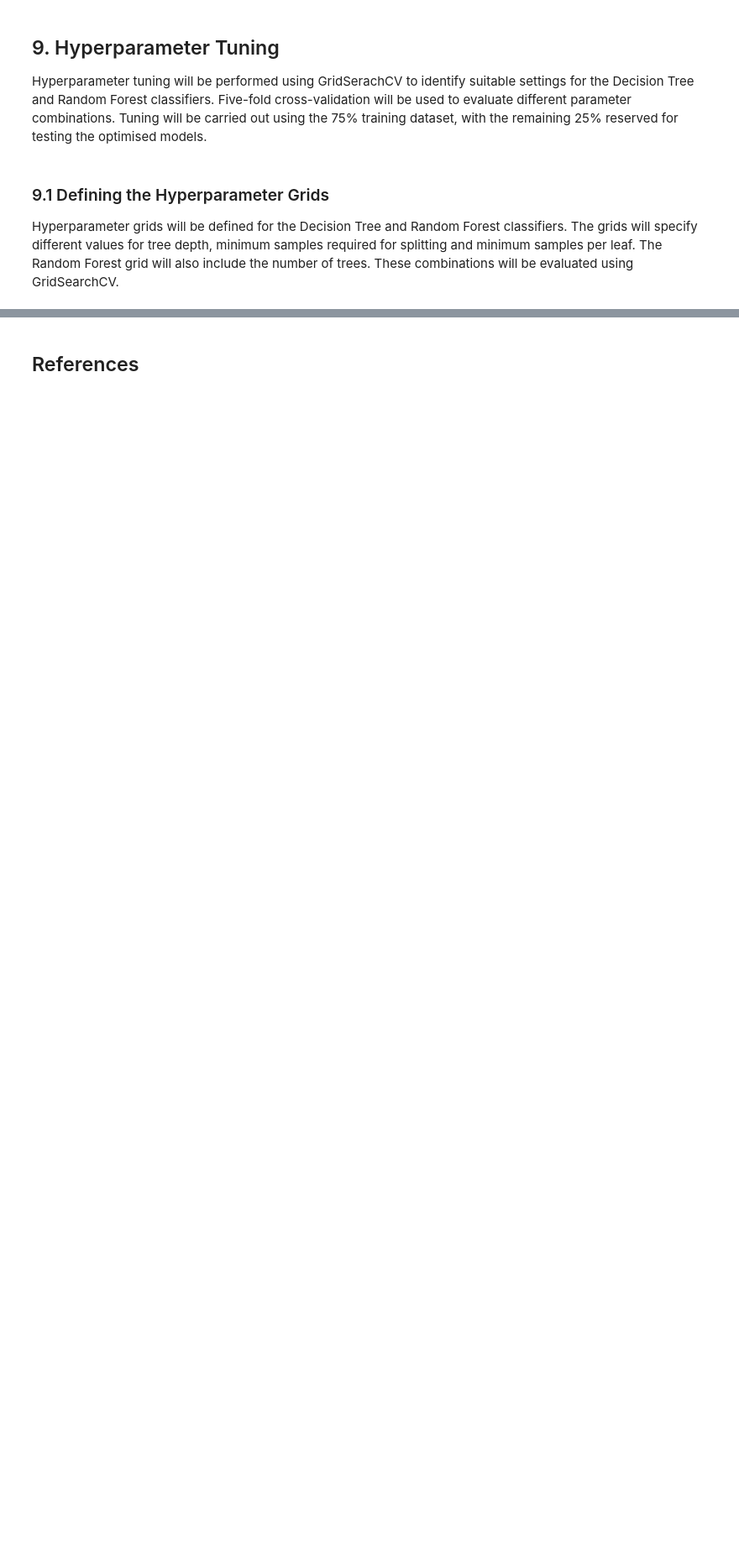
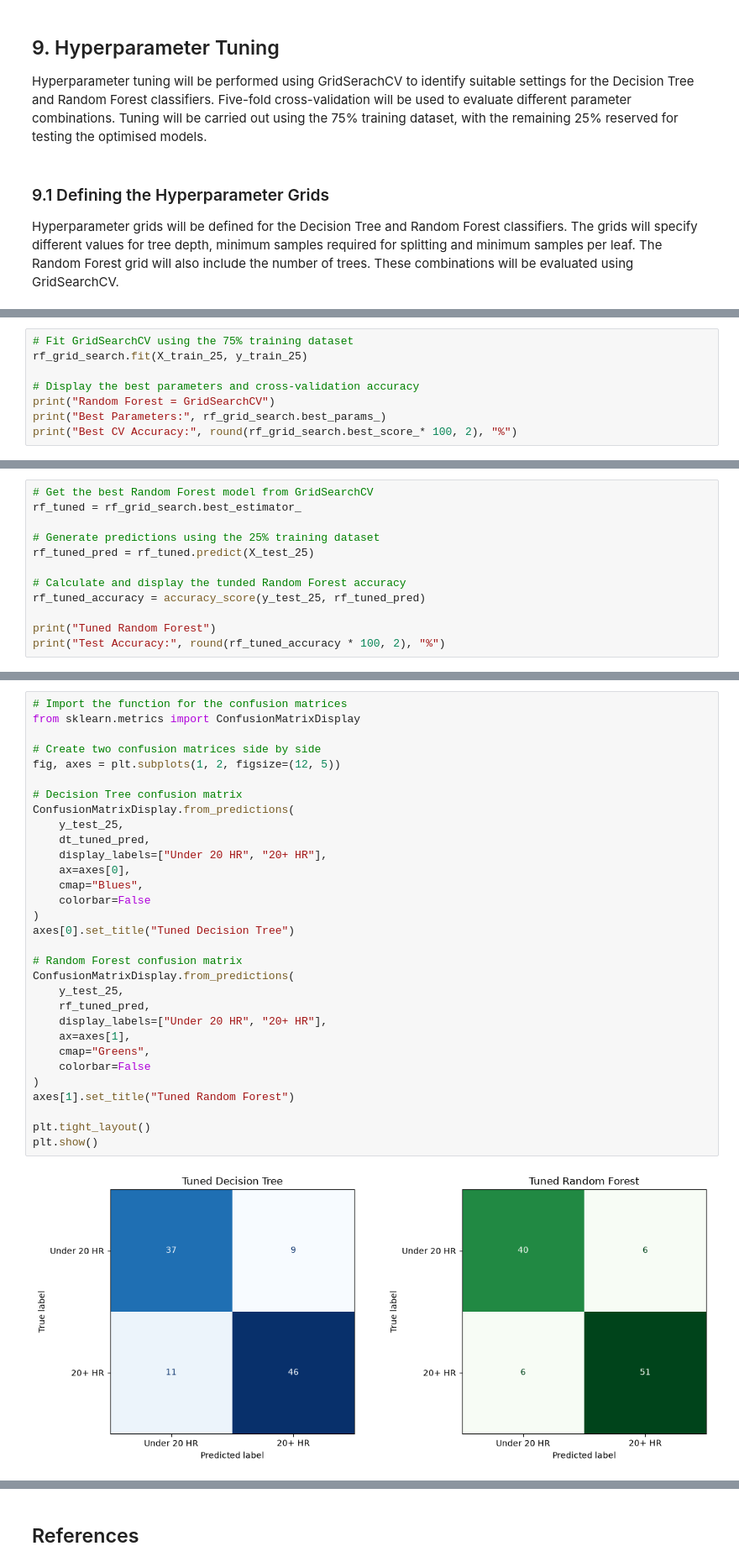
Before and after one commit to sba26104-KOR/HDSDAB-Sep26-PT-SB-Machine-LearningMachine-Learning-CA1, a Jupyter notebook: MLB_Batting_Classification_CA1.ipynb, the cells around one changed output, grey strips where cells are left out. Shown at 84% size. Drawn from its saved outputs; the diff is of its cells as text; blank space fills up the shorter version.

```diff
--- a/MLB_Batting_Classification_CA1.ipynb
+++ b/MLB_Batting_Classification_CA1.ipynb
@@ -1009,0 +1044,8 @@ param_grids = {
+# %%
+# Fit GridSearchCV using the 75% training dataset
+rf_grid_search.fit(X_train_25, y_train_25)
+
+# Display the best parameters and cross-validation accuracy
+print("Random Forest = GridSearchCV")
+print("Best Parameters:", rf_grid_search.best_params_)
+print("Best CV Accuracy:", round(rf_grid_search.best_score_* 100, 2), "%")
@@ -1009,0 +1075,12 @@ param_grids = {
+# %%
+# Get the best Random Forest model from GridSearchCV
+rf_tuned = rf_grid_search.best_estimator_
+
+# Generate predictions using the 25% training dataset
+rf_tuned_pred = rf_tuned.predict(X_test_25)
+
+# Calculate and display the tunded Random Forest accuracy
+rf_tuned_accuracy = accuracy_score(y_test_25, rf_tuned_pred)
+
+print("Tuned Random Forest")
+print("Test Accuracy:", round(rf_tuned_accuracy * 100, 2), "%")
@@ -1011,0 +1159,33 @@ param_grids = {
+# %%
+# Import the function for the confusion matrices
+from sklearn.metrics import ConfusionMatrixDisplay
+
+# Create two confusion matrices side by side
+fig, axes = plt.subplots(1, 2, figsize=(12, 5))
+
+# Decision Tree confusion matrix
+ConfusionMatrixDisplay.from_predictions(
+    y_test_25,
+    dt_tuned_pred,
+    display_labels=["Under 20 HR", "20+ HR"],
+    ax=axes[0],
+    cmap="Blues",
+    colorbar=False
+)
+axes[0].set_title("Tuned Decision Tree")
+
+# Random Forest confusion matrix
+ConfusionMatrixDisplay.from_predictions(
+    y_test_25,
+    rf_tuned_pred,
+    display_labels=["Under 20 HR", "20+ HR"],
+    ax=axes[1],
+    cmap="Greens",
+    colorbar=False
+)
+axes[1].set_title("Tuned Random Forest")
+
+plt.tight_layout()
+plt.show()
+# %% [output]
+[figure, added]
```
Also changed, not shown: parts of 26 cells of this notebook.
